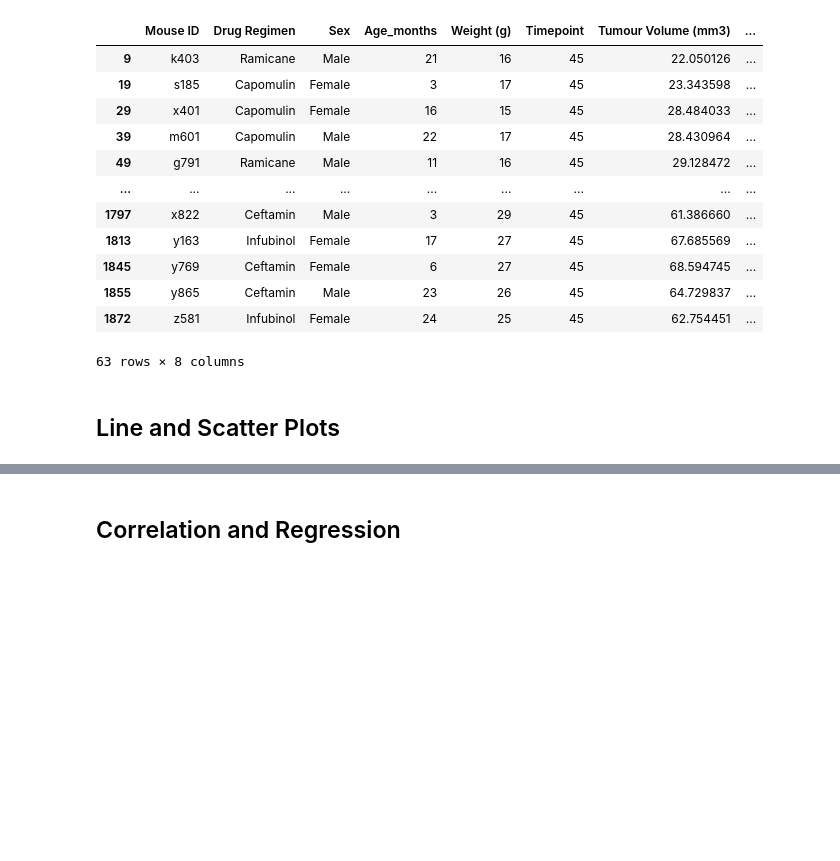
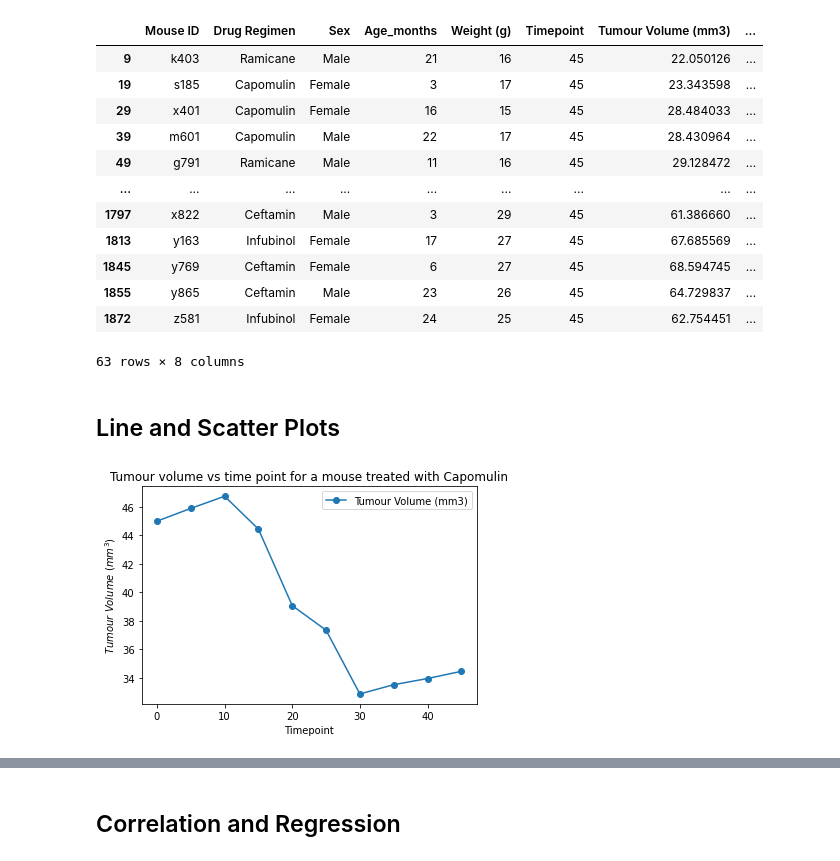
Before and after one commit to MarDuo2022/Matplotlib-challenge, a Jupyter notebook: Pymaceuticals/pymaceuticals_starter221022md.ipynb, the cells around one changed output, grey strips where cells are left out. Drawn from its saved outputs; the diff is of its cells as text; code cells hidden in the pictures; blank space fills up the shorter version.

Commit message:
line chart mouse Capomulin done

```diff
--- a/Pymaceuticals/pymaceuticals_starter221022md.ipynb
+++ b/Pymaceuticals/pymaceuticals_starter221022md.ipynb
@@ -210,0 +207,14 @@ df_filter4drugs_Maxtime
+# %%
+# Generate a line plot of tumour volume vs. time point for a mouse treated with Capomulin
+
+  #select a random mouse treated with Capomulin
+random_mouse_Capomulin=df2.loc[df2['Drug Regimen']=='Capomulin'].sample(n=1)['Mouse ID']
+r = random_mouse_Capomulin.astype('string').values[0]
+df_for_line_plot=df2.loc[df2['Mouse ID'] == r,:]
+plot1=df_for_line_plot.plot(x="Timepoint",y="Tumour Volume (mm3)", marker='o',
+                      title="Tumour volume vs time point for a mouse treated with Capomulin")
+plot1.set_ylabel(r'$Tumour~Volume~(mm^3)$')
+plt.savefig("./figures/Line plot of tumour volume vs time point_mouse_Capomulin.png")
+plt.show()
+# %% [output]
+[figure, added]
```
Also changed, not shown: parts of 4 cells of this notebook, 1 other file.
